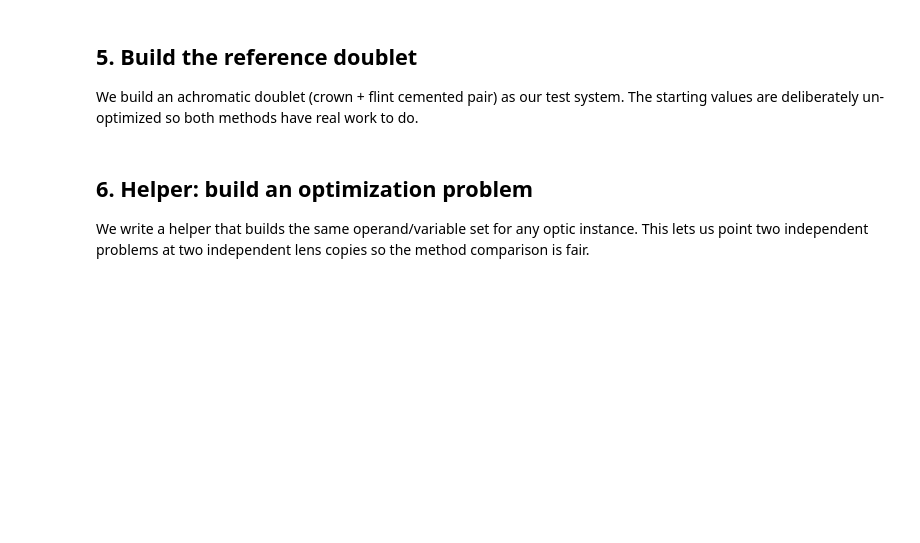
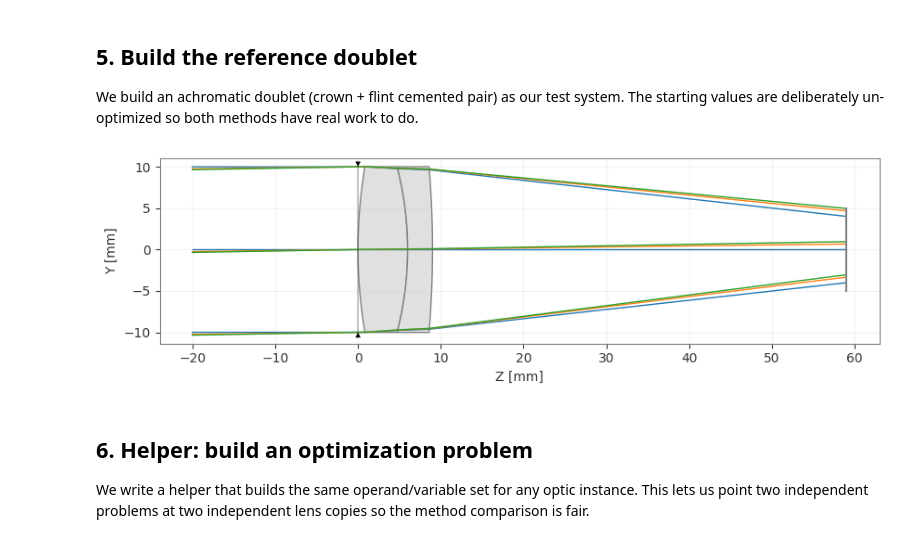
Before and after one commit to optiland/optiland, a Jupyter notebook: docs/examples/Tutorial_3b_Choosing_a_Method.ipynb, the cells around one changed output. Drawn from its saved outputs; the diff is of its cells as text; code cells hidden in the pictures; blank space fills up the shorter version.

```diff
--- a/docs/examples/Tutorial_3b_Choosing_a_Method.ipynb
+++ b/docs/examples/Tutorial_3b_Choosing_a_Method.ipynb
@@ -65,30 +65,31 @@ We build an achromatic doublet (crown + flint cemented pair) as our test system.
 # %%
 def build_doublet():
     """Return a fresh, un-optimized cemented doublet."""
     lens = optic.Optic()
 
     lens.surfaces.add(index=0, thickness=np.inf)                          # object
     lens.surfaces.add(index=1, thickness=6,  radius=60,  material='N-BK7', is_stop=True)
     lens.surfaces.add(index=2, thickness=3,  radius=-40, material='N-F2')
-    lens.surfaces.add(index=3, thickness=80, radius=-120)
+    lens.surfaces.add(index=3, thickness=50, radius=-120)
     lens.surfaces.add(index=4)                                             # image
 
     lens.set_aperture(aperture_type='EPD', value=20)
 
     lens.fields.set_type('angle')
     lens.fields.add(y=0.0)
     lens.fields.add(y=0.7)
     lens.fields.add(y=1.0)
 
     lens.wavelengths.add(value=0.4861)
     lens.wavelengths.add(value=0.5876, is_primary=True)
     lens.wavelengths.add(value=0.6563)
 
-    lens.update_paraxial()
     return lens
 
 lens_start = build_doublet()
-lens_start.draw()
+_ = lens_start.draw()
+# %% [output]
+[figure, added]
 # %% [markdown]
 ## 6. Helper: build an optimization problem
 
```
Also changed, not shown: parts of 4 cells of this notebook, 6 other files.
